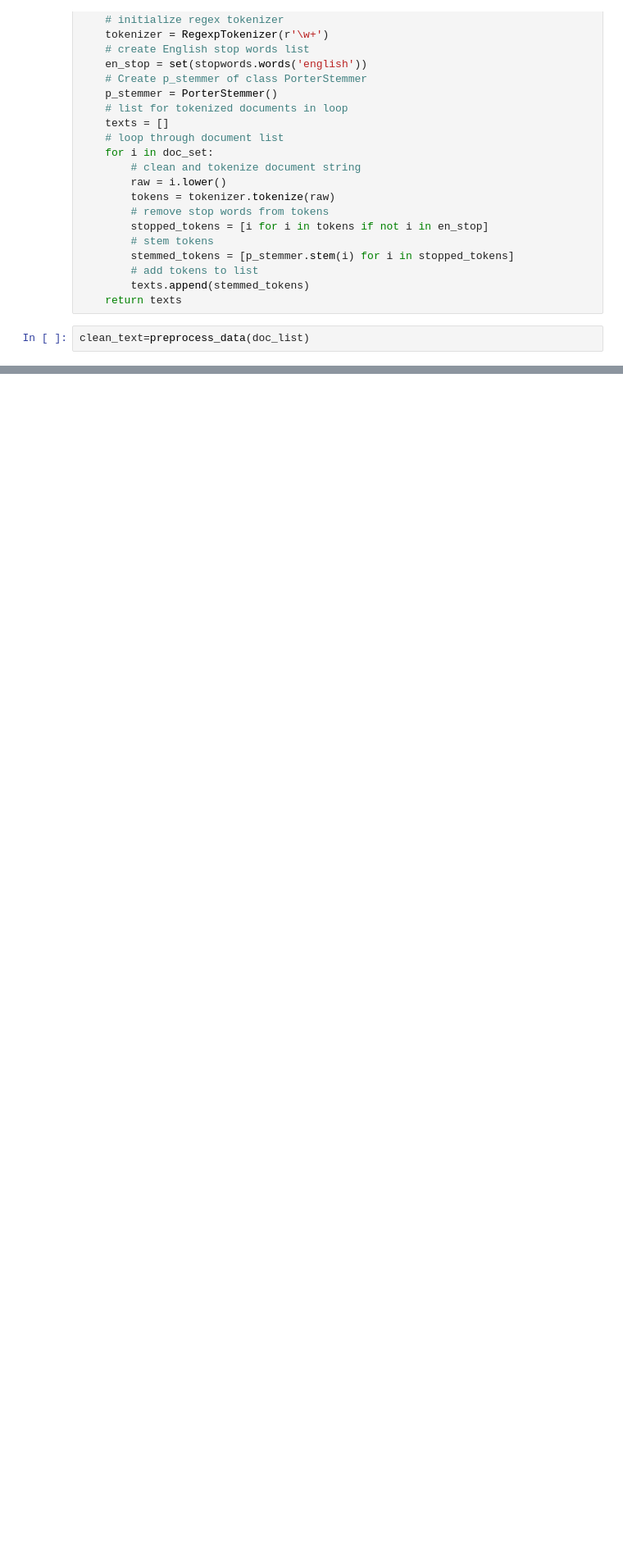
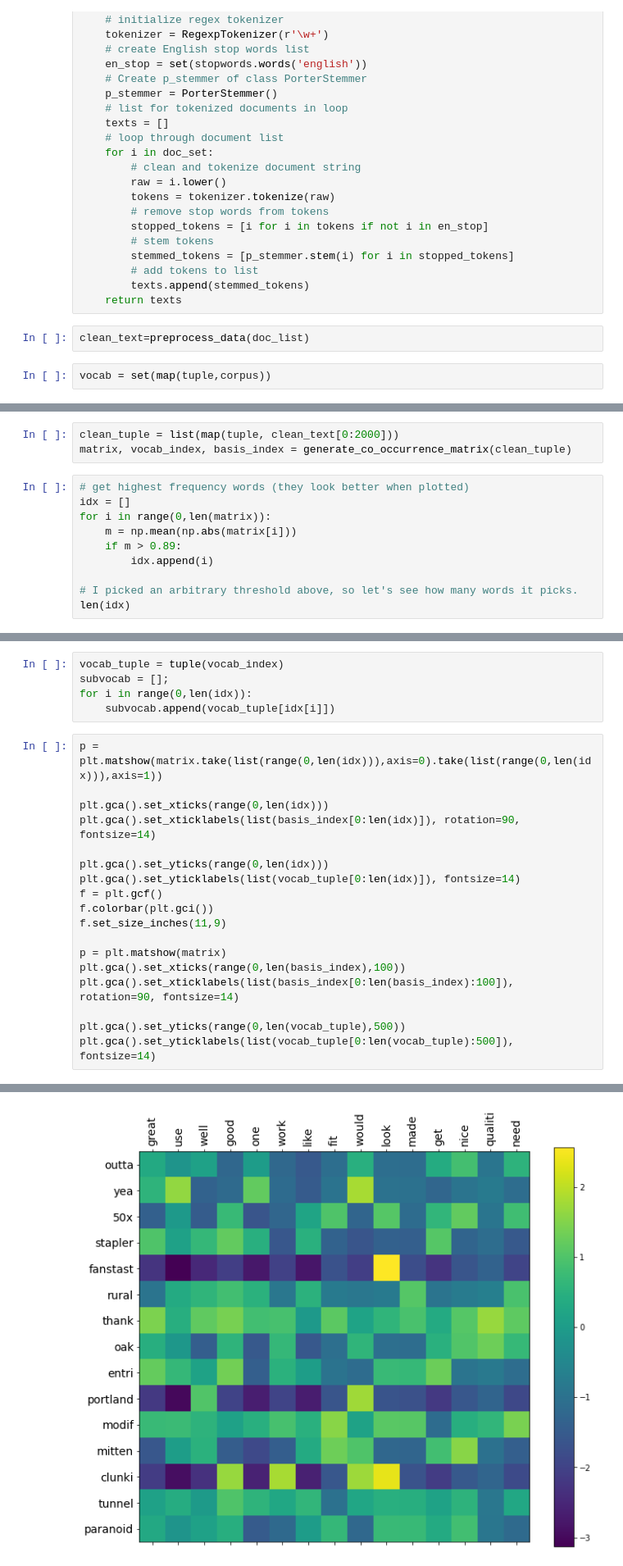
Before and after one commit to CorbinMayes/COSC74-Group-Project, a Jupyter notebook: sandbox/bogdan_scratch_paper.ipynb, the cells around one changed output, grey strips where cells are left out. Shown at 82% size. Cells and saved outputs as stored; diff of their text form; blank space fills up the shorter version.

Commit message:
generate distance matrix for review corpus

```diff
--- a/sandbox/bogdan_scratch_paper.ipynb
+++ b/sandbox/bogdan_scratch_paper.ipynb
@@ -47,6 +55,8 @@ def preprocess_data(doc_set):
     return texts
 # %%
 clean_text=preprocess_data(doc_list)
+# %%
+vocab = set(map(tuple,corpus))
 # %%
 # copied this from some tutorial, and modified it. Computes bigrams
 def generate_co_occurrence_matrix(corpus):
@@ -92,0 +110,13 @@ matrix, vocab_index, basis_index = generate_co_occurrence_matrix(clean_data[1:20
+# %%
+clean_tuple = list(map(tuple, clean_text[0:2000]))
+matrix, vocab_index, basis_index = generate_co_occurrence_matrix(clean_tuple)
+# %%
+# get highest frequency words (they look better when plotted)
+idx = []
+for i in range(0,len(matrix)):
+    m = np.mean(np.abs(matrix[i]))
+    if m > 0.89:
+        idx.append(i)
+
+# I picked an arbitrary threshold above, so let's see how many words it picks.
+len(idx)
@@ -92,0 +125,24 @@ matrix, vocab_index, basis_index = generate_co_occurrence_matrix(clean_data[1:20
+# %%
+vocab_tuple = tuple(vocab_index)
+subvocab = [];
+for i in range(0,len(idx)):
+    subvocab.append(vocab_tuple[idx[i]])
+# %%
+p = plt.matshow(matrix.take(list(range(0,len(idx))),axis=0).take(list(range(0,len(idx))),axis=1))
+
+plt.gca().set_xticks(range(0,len(idx)))
+plt.gca().set_xticklabels(list(basis_index[0:len(idx)]), rotation=90, fontsize=14)
+
+plt.gca().set_yticks(range(0,len(idx)))
+plt.gca().set_yticklabels(list(vocab_tuple[0:len(idx)]), fontsize=14)
+f = plt.gcf()
+f.colorbar(plt.gci())
+f.set_size_inches(11,9)
+
+p = plt.matshow(matrix)
+plt.gca().set_xticks(range(0,len(basis_index),100))
+plt.gca().set_xticklabels(list(basis_index[0:len(basis_index):100]), rotation=90, fontsize=14)
+
+plt.gca().set_yticks(range(0,len(vocab_tuple),500))
+plt.gca().set_yticklabels(list(vocab_tuple[0:len(vocab_tuple):500]), fontsize=14)
+# %% [output]
@@ -92,0 +159 @@ matrix, vocab_index, basis_index = generate_co_occurrence_matrix(clean_data[1:20
+[figure, added]
```
Also changed, not shown: parts of 8 cells of this notebook, 1 other file.
